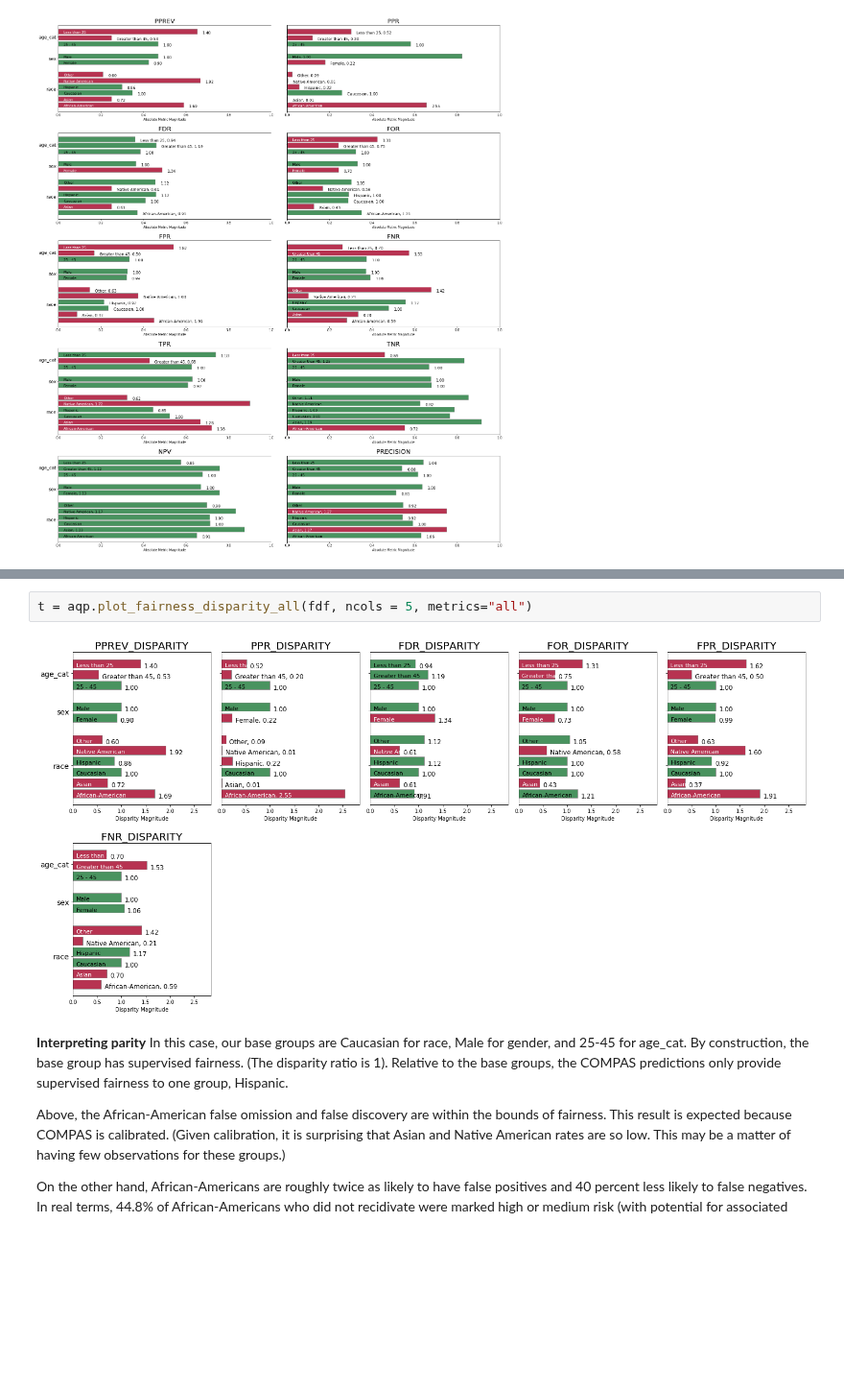
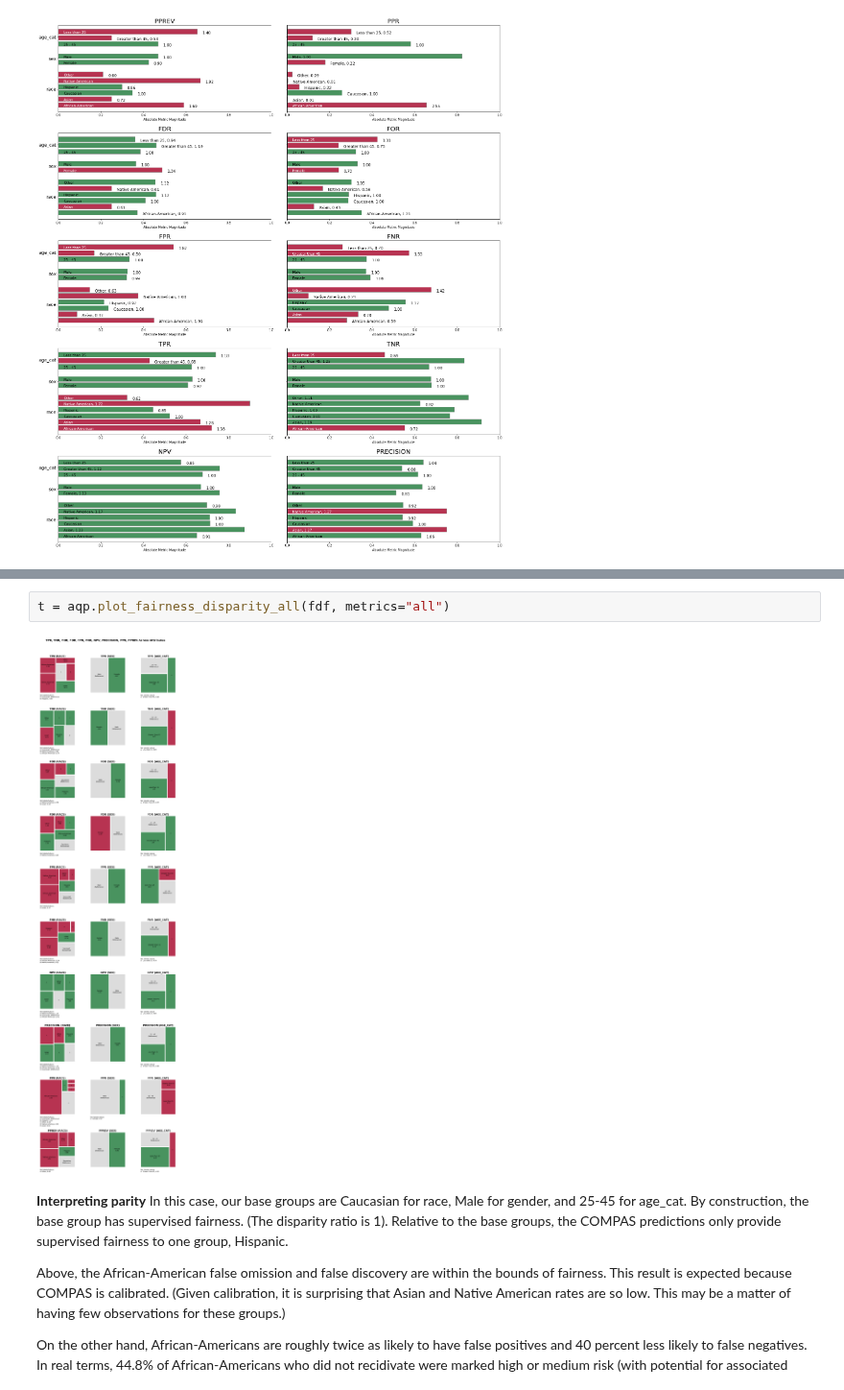
Before and after one commit to dssg/aequitas, a Jupyter notebook: docs/source/examples/compas_demo.ipynb, the cells around one changed output, grey strips where cells are left out. Shown at 96% size. Saved outputs shown, nothing was run; the diff lists cells and outputs as text; blank space fills up the shorter version.

```diff
--- a/docs/source/examples/compas_demo.ipynb
+++ b/docs/source/examples/compas_demo.ipynb
@@ -732,7 +411,7 @@ m = aqp.plot_fairness_disparity(fdf, group_metric='fdr_disparity')
 # %%
-t = aqp.plot_fairness_disparity_all(fdf, ncols = 5, metrics="all")
+t = aqp.plot_fairness_disparity_all(fdf, metrics="all")
 # %% [output]
-[figure, old version]
+[figure, new version]
 # %% [markdown]
 __Interpreting parity__ In this case, our base groups are Caucasian for race, Male for gender, and 25-45 for age_cat. By construction, the base group has supervised fairness. (The disparity ratio is 1). Relative to the base groups, the COMPAS predictions only provide supervised fairness to one group, Hispanic.
 
```
Also changed, not shown: parts of 29 cells of this notebook, 1 other file.
